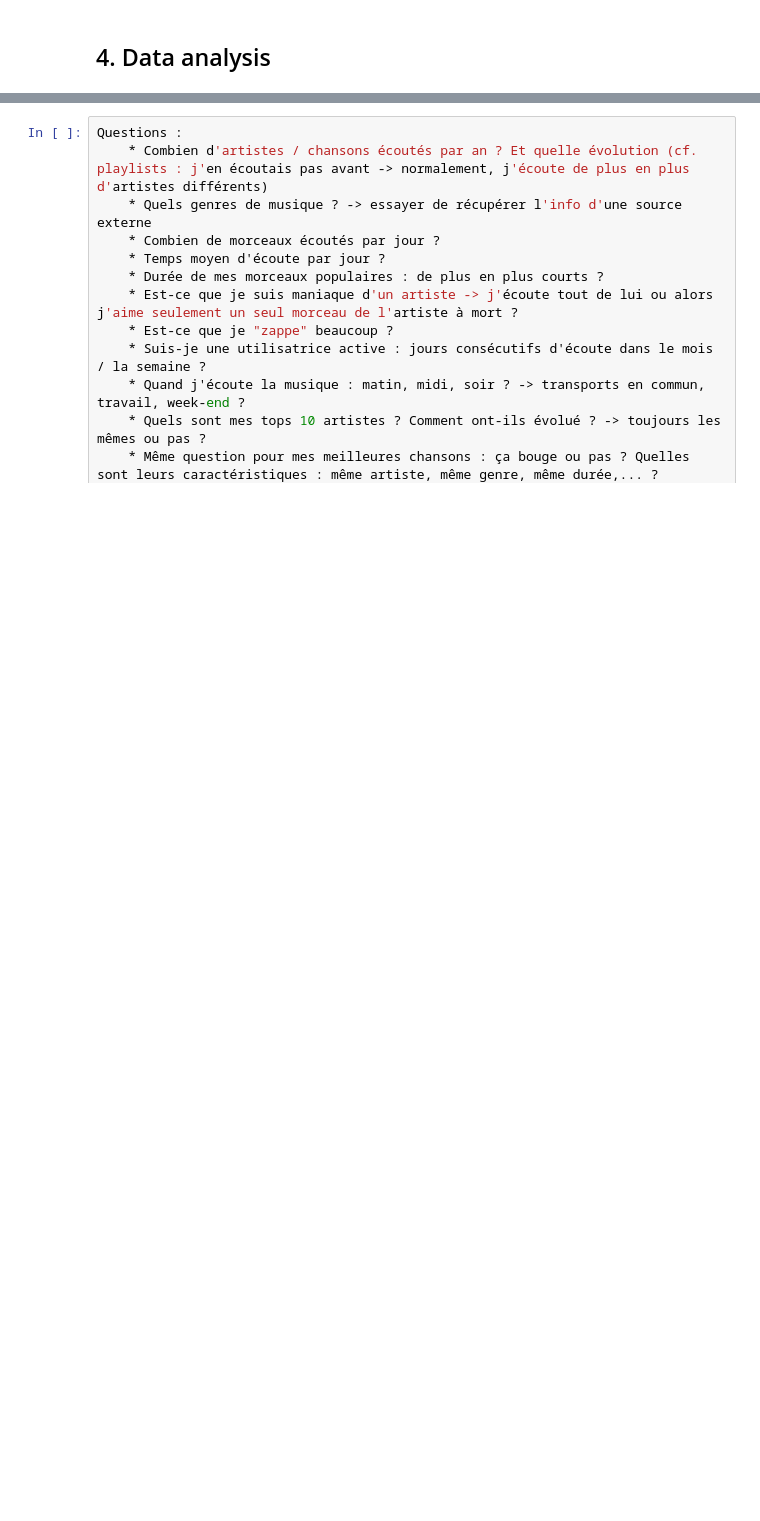
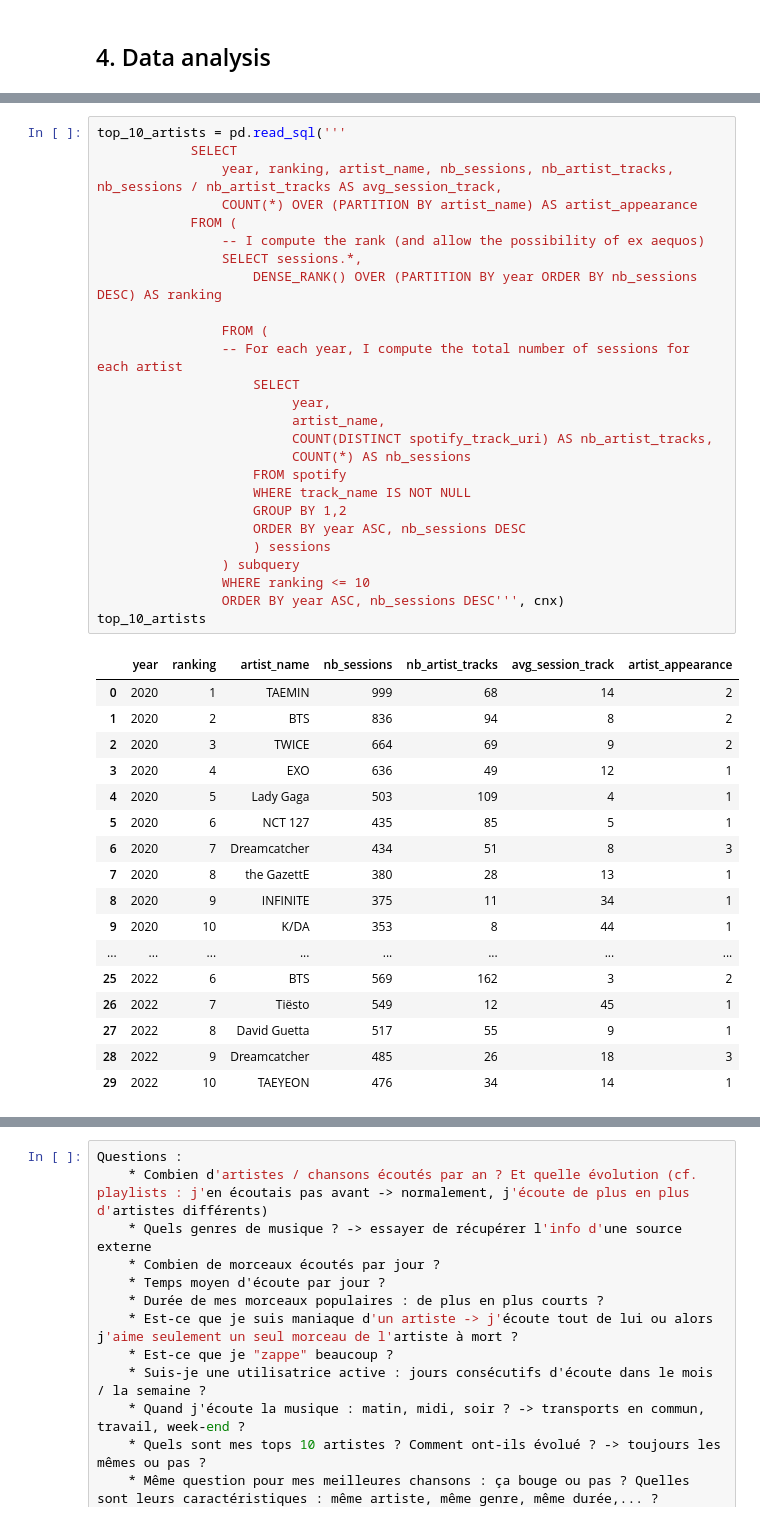
Before and after one commit to MargotMarchais/Spotify_wrapped, a Jupyter notebook: Spotify_analysis.ipynb, the cells around one changed output, grey strips where cells are left out. Cells and saved outputs as stored; diff of their text form; blank space fills up the shorter version.

```diff
--- a/Spotify_analysis.ipynb
+++ b/Spotify_analysis.ipynb
@@ -210,0 +303,44 @@ print(listening_year)
+# %%
+top_10_artists = pd.read_sql('''
+            SELECT
+                year, ranking, artist_name, nb_sessions, nb_artist_tracks, nb_sessions / nb_artist_tracks AS avg_session_track,
+                COUNT(*) OVER (PARTITION BY artist_name) AS artist_appearance
+            FROM (
+                -- I compute the rank (and allow the possibility of ex aequos)
+                SELECT sessions.*,
+                    DENSE_RANK() OVER (PARTITION BY year ORDER BY nb_sessions DESC) AS ranking
+
+                FROM (
+                -- For each year, I compute the total number of sessions for each artist
+                    SELECT
+                         year,
+                         artist_name,
+                         COUNT(DISTINCT spotify_track_uri) AS nb_artist_tracks,
+                         COUNT(*) AS nb_sessions
+                    FROM spotify
+                    WHERE track_name IS NOT NULL
+                    GROUP BY 1,2
+                    ORDER BY year ASC, nb_sessions DESC
+                    ) sessions
+                ) subquery
+                WHERE ranking <= 10
+                ORDER BY year ASC, nb_sessions DESC''', cnx)
+top_10_artists
+# %% [output]
+|  | year | ranking | artist_name | nb_sessions | nb_artist_tracks | avg_session_track | artist_appearance |
+| 0 | 2020 | 1 | TAEMIN | 999 | 68 | 14 | 2 |
+| 1 | 2020 | 2 | BTS | 836 | 94 | 8 | 2 |
+| 2 | 2020 | 3 | TWICE | 664 | 69 | 9 | 2 |
+| 3 | 2020 | 4 | EXO | 636 | 49 | 12 | 1 |
+| 4 | 2020 | 5 | Lady Gaga | 503 | 109 | 4 | 1 |
+| 5 | 2020 | 6 | NCT 127 | 435 | 85 | 5 | 1 |
+| 6 | 2020 | 7 | Dreamcatcher | 434 | 51 | 8 | 3 |
+| 7 | 2020 | 8 | the GazettE | 380 | 28 | 13 | 1 |
+| 8 | 2020 | 9 | INFINITE | 375 | 11 | 34 | 1 |
+| 9 | 2020 | 10 | K/DA | 353 | 8 | 44 | 1 |
+| ... | ... | ... | ... | ... | ... | ... | ... |
+| 25 | 2022 | 6 | BTS | 569 | 162 | 3 | 2 |
+| 26 | 2022 | 7 | Tiësto | 549 | 12 | 45 | 1 |
+| 27 | 2022 | 8 | David Guetta | 517 | 55 | 9 | 1 |
+| 28 | 2022 | 9 | Dreamcatcher | 485 | 26 | 18 | 3 |
+| 29 | 2022 | 10 | TAEYEON | 476 | 34 | 14 | 1 |
```
Also changed, not shown: parts of 17 cells of this notebook.
